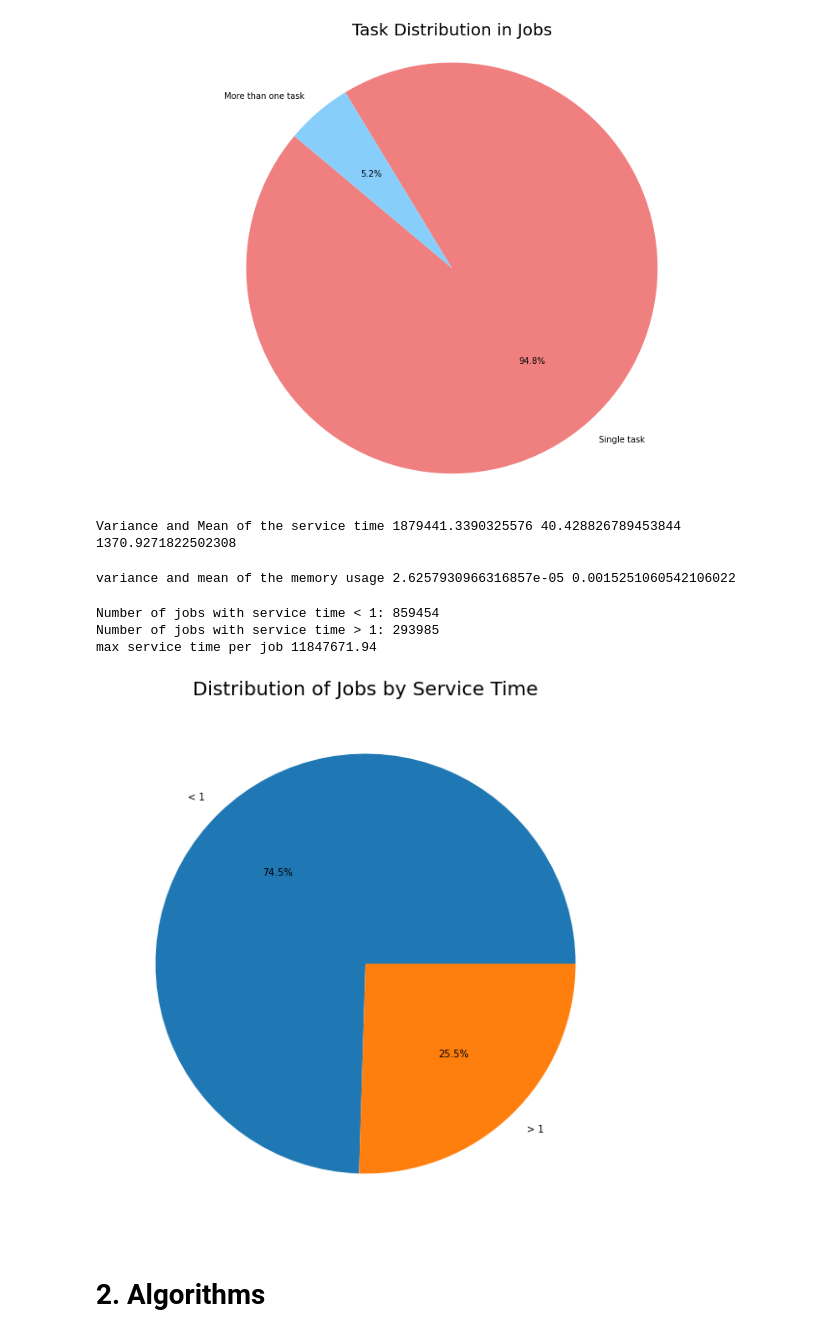
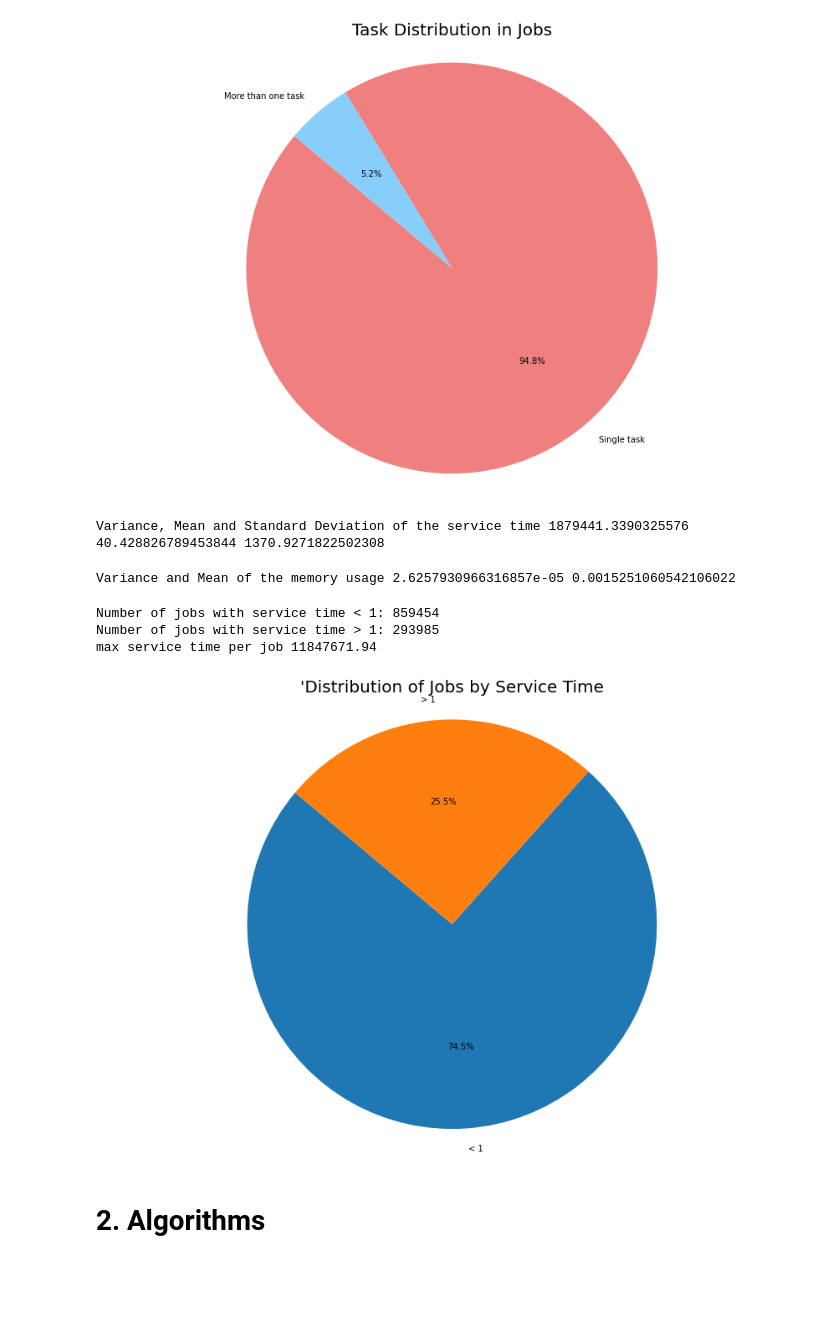
Before and after one commit to maryyyyna/Networking-for-Big-Data-and-Laboratory, a Jupyter notebook: CH2_DataCenter.ipynb, the cells around one changed output. Drawn from its saved outputs; the diff is of its cells as text; code cells hidden in the pictures; blank space fills up the shorter version.

```diff
--- a/CH2_DataCenter.ipynb
+++ b/CH2_DataCenter.ipynb
@@ -95,44 +91,45 @@ service_time = tasks_dataframe['CPU']/0.1
 var = service_time.var()
 media = service_time.mean()
 std = service_time.std()
-print('Variance and Mean of the service time',var, media, std)
+print('Variance, Mean and Standard Deviation of the service time',var, media, std)
 # %% [output]
-Variance and Mean of the service time 1879441.3390325576 40.428826789453844 1370.9271822502308
+Variance, Mean and Standard Deviation of the service time 1879441.3390325576 40.428826789453844 1370.9271822502308
 # %%
 #variability of memory usage
 memory_us_var = tasks_dataframe['Memory'].var()
 memory_us_mean = tasks_dataframe['Memory'].mean()
-print('variance and mean of the memory usage',memory_us_var, memory_us_mean)
+print('Variance and Mean of the memory usage',memory_us_var, memory_us_mean)
 # %% [output]
-variance and mean of the memory usage 2.6257930966316857e-05 0.0015251060542106022
+Variance and Mean of the memory usage 2.6257930966316857e-05 0.0015251060542106022
 # %%
 ## alculate the service time taken for all tasks in the same job
 tasks_dataframe['Service_Time'] = tasks_dataframe['CPU'] / 0.1
 service_time_per_job = tasks_dataframe.groupby('Job_ID')['Service_Time'].sum()
 max_service_time_per_job=service_time_per_job.max()
 max_service_time_per_job=round(max_service_time_per_job,2)
 jobs_less_1 = service_time_per_job[service_time_per_job <1]
 jobs_over_1 = service_time_per_job[service_time_per_job >1]
 # Count the number of jobs with service time > 1
 num_jobs_less_1 = len(jobs_less_1)
 num_jobs_over_1 = len(jobs_over_1)
 print(f"Number of jobs with service time < 1: {num_jobs_less_1}")
 print(f"Number of jobs with service time > 1: {num_jobs_over_1}")
 print('max service time per job',max_service_time_per_job)
 
 labels = ['< 1',  '> 1']
 sizes = [num_jobs_less_1, num_jobs_over_1]
 
 # Create the pie chart
-plt.figure(figsize=(15, 10))
-plt.pie(sizes, labels=labels, autopct='%1.1f%%')
-plt.title('Distribution of Jobs by Service Time', fontsize = 20)
+fig, ax = plt.subplots(figsize=(15, 10))
+ax.pie(sizes, labels=labels, autopct='%1.1f%%', startangle=140, pctdistance=0.8)
+ax.set_title("'Distribution of Jobs by Service Time", fontsize=20)
+ax.axis('equal')
 plt.show()
 # %% [output]
 Number of jobs with service time < 1: 859454
 Number of jobs with service time > 1: 293985
 max service time per job 11847671.94
-[figure, old version]
+[figure, new version]
 # %% [markdown]
 # 2. Algorithms
 # %% [markdown]
```
Also changed, not shown: parts of 2 cells of this notebook.
